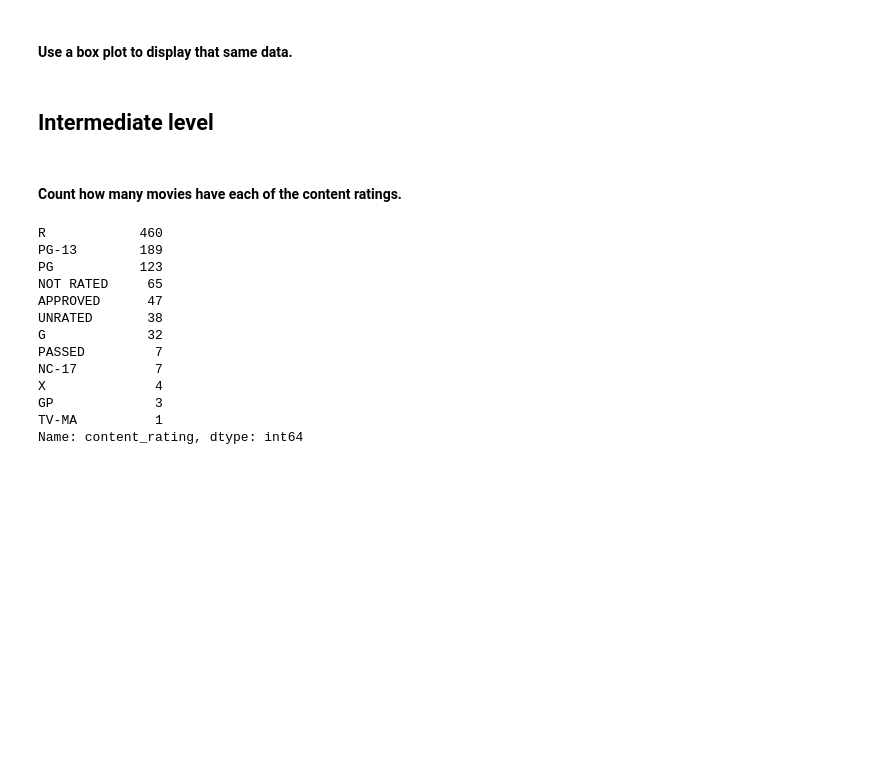
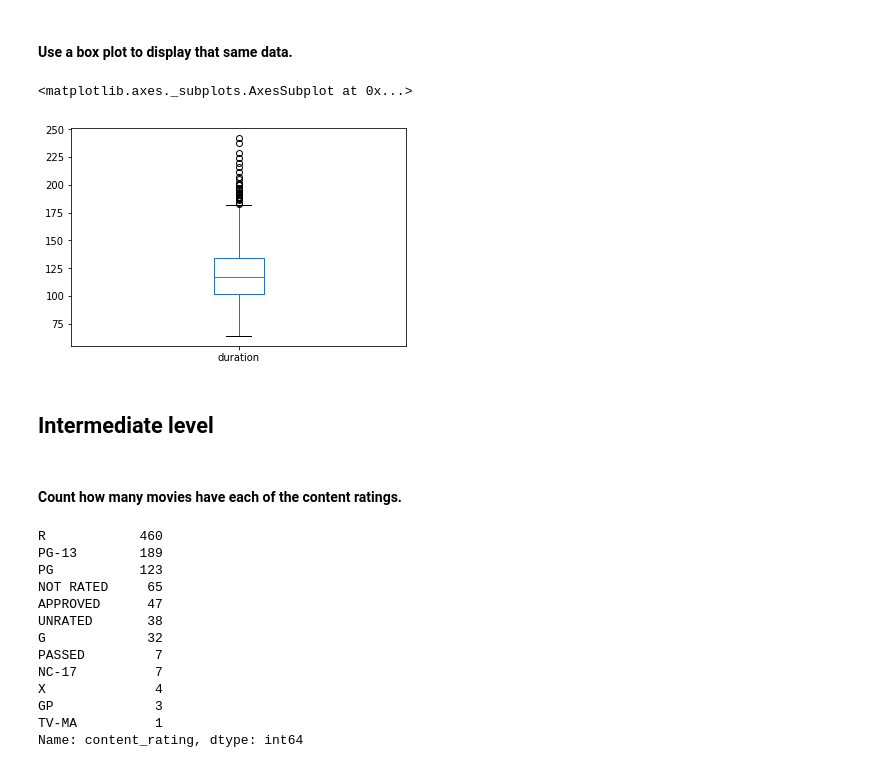
Before and after one commit to jotmy/assignments, a Jupyter notebook: imdb_ans.ipynb, the cells around one changed output. Saved outputs shown, nothing was run; the diff lists cells and outputs as text; code cells hidden in the pictures; blank space fills up the shorter version.

```diff
--- a/imdb_ans.ipynb
+++ b/imdb_ans.ipynb
@@ -98,3 +102,9 @@ movies.duration.hist();
+# %%
+# Answer:
+movies.duration.plot(kind='box')
+# %% [output]
+<matplotlib.axes._subplots.AxesSubplot at 0x...>
+[figure, added]
 # %% [markdown]
 ## Intermediate level
 # %% [markdown]
```
Also changed, not shown: parts of 24 cells of this notebook.
